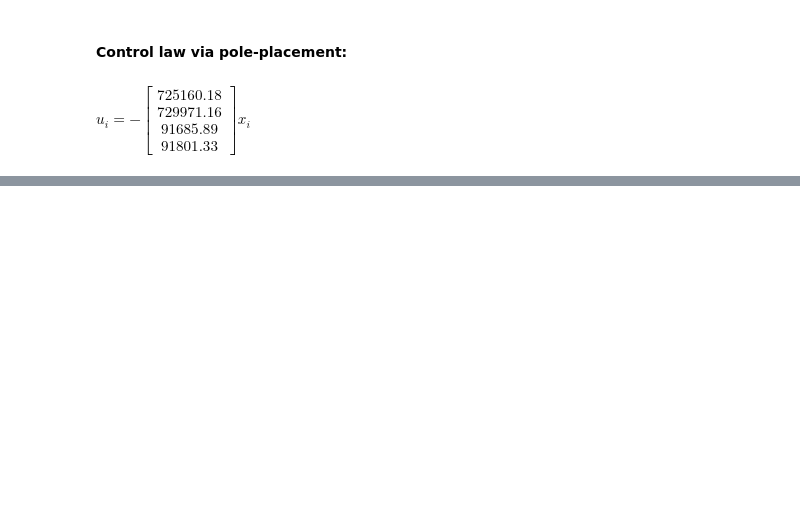
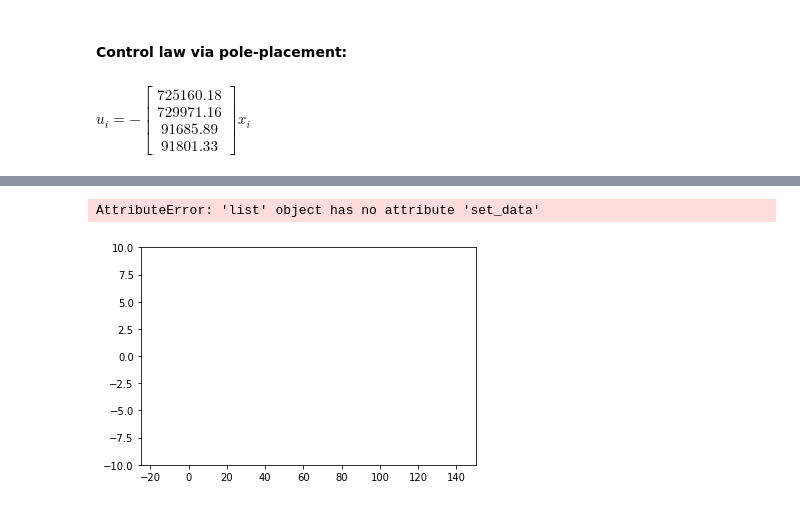
Before and after one commit to AsiiaPine/CTAssignment2, a Jupyter notebook: main.ipynb, the cells around one changed output, grey strips where cells are left out. Cells and saved outputs as stored; diff of their text form; code cells hidden in the pictures; blank space fills up the shorter version.

```diff
--- a/main.ipynb
+++ b/main.ipynb
@@ -332,7 +329,7 @@ for sim_type in simulations.keys():
     S, K, E = lqr(A, B, Q, R)
     simulations[sim_type]['eigs'] = E
     simulations[sim_type]['K'] = K
-    simulations[sim_type]['x'] = odeint(system_ode, x0, t, args=(A, B, K))
+    simulations[sim_type]['x'] = odeint(system_ode, C, t, args=(A, B, K))
     # u_star = np.linalg.pinv(B) * (x_sol - A * C)
     # simulations[sim_type]['error'] = A*
     simulations[sim_type]['u'] = - K.dot(x_sol.T).T
@@ -455,0 +521,55 @@ print("Martix K:", K)
+# %%
+A = np.array([[1, 5, -2], [2, 1, -3], [-1, -2, 7]])
+B = np.array([[2],[1],[0]])
+
+def k_matrix(k):
+    return np.array([7, 6, -50])*k
+
+
+def find_eig(k):
+    K = k_matrix(k)
+    return np.linalg.eig(A - B@K)
+
+
+
+def system_ode(x, t, A, B, Klqr):
+    u = -np.dot(Klqr, x)
+    dx = np.dot(A, x) + np.dot(B, u)
+    return dx
+# %%
+from matplotlib import animation
+from numpy.ma import count
+import random
+import matplotlib
+import matplotlib.pyplot as plt
+from matplotlib.animation import FuncAnimation
+
+# First set up the figure, the axis, and the plot element we want to animate
+fig = plt.figure()
+ax = plt.axes(xlim=(-25, 150), ylim=(-10, 10))
+line = ax.plot([], [], 'bo')
+
+# initialization function: plot the background of each frame
+def init():
+    line.set_data([], [])
+    return line
+
+# animation function.  This is called sequentially
+def animate(i):
+    res = find_eig(i)
+    for key in res:
+        simulations[sim_type]['eigs'] = key
+
+    x = np.array(simulations['fast']['eigs'].real)
+    y = np.array(simulations['fast']['eigs'].imag)
+    line.set_data(x, y)
+    return line
+  # Create time span
+# call the animator.  blit=True means only re-draw the parts that have changed.
+anim = animation.FuncAnimation(fig, animate, init_func=init, frames = np.linspace(t0, tf, N),
+                               interval=N, blit=True)
+
+anim.save('basic_animation.mp4', fps=15)
+# %% [output]
+AttributeError: 'list' object has no attribute 'set_data'
+[figure, added]
```
Also changed, not shown: parts of 21 cells of this notebook.
